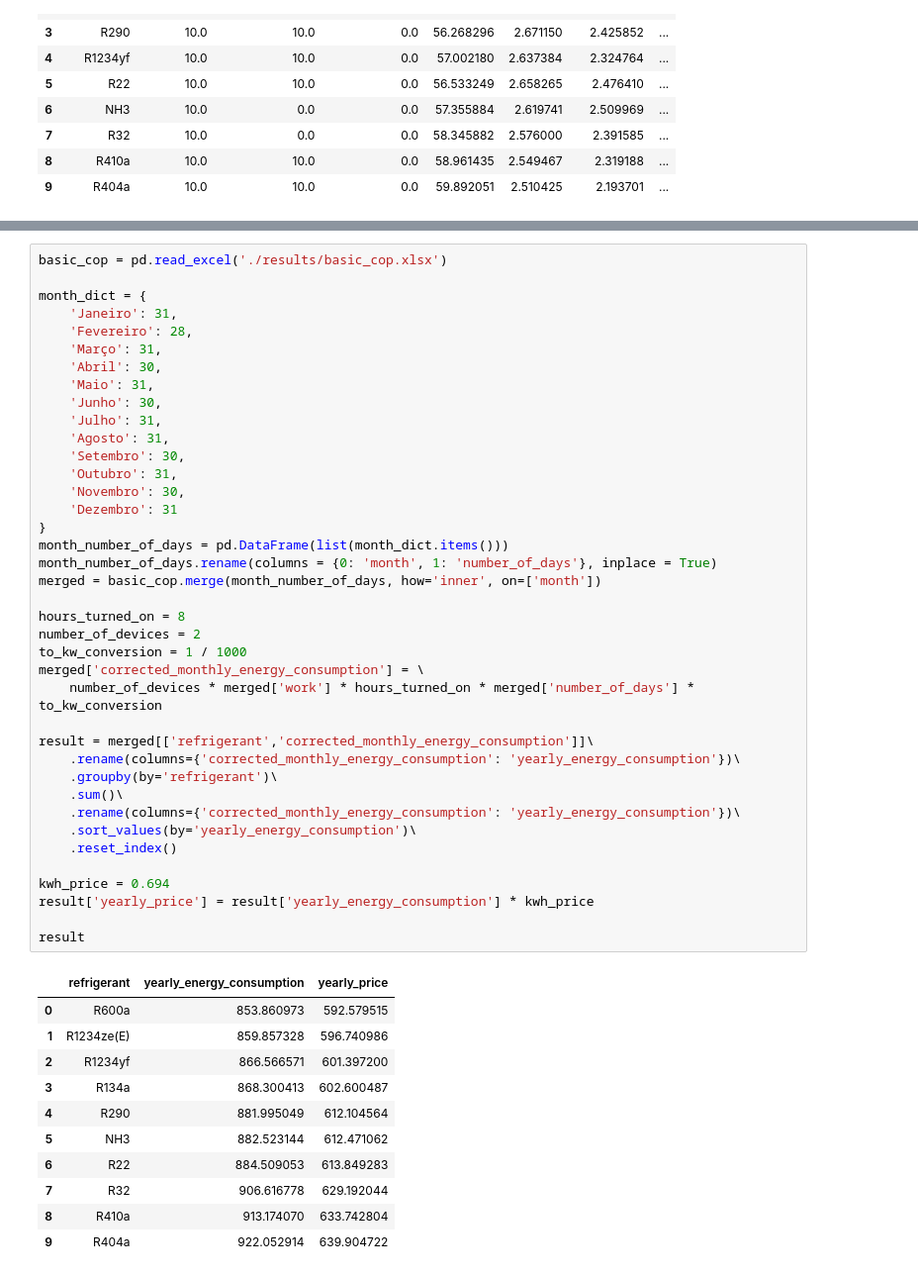
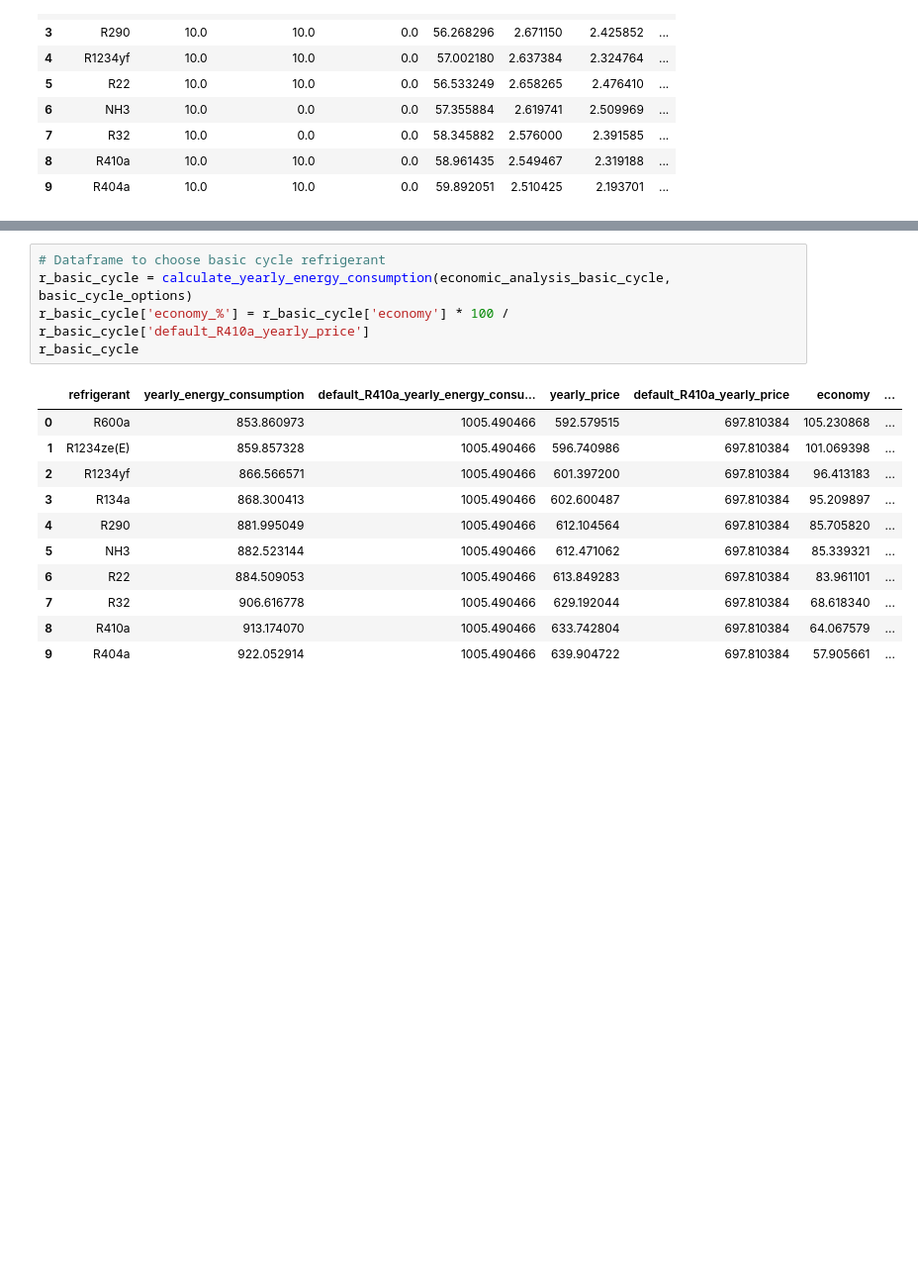
Before and after one commit to pflpedrosa/refrigeration-cycle-optimization, a Jupyter notebook: src/dataframes_transformation.ipynb, the cells around one changed output, grey strips where cells are left out. Shown at 99% size. Cells and saved outputs as stored; diff of their text form; blank space fills up the shorter version.

Commit message:
economic analysis of optimized cycles

```diff
--- a/src/dataframes_transformation.ipynb
+++ b/src/dataframes_transformation.ipynb
@@ -205,51 +332,17 @@ result_two_evaporators_exergy_efficiency
 # %%
-basic_cop = pd.read_excel('./results/basic_cop.xlsx')
-
-month_dict = {
-    'Janeiro': 31,
-    'Fevereiro': 28,
-    'Março': 31,
-    'Abril': 30,
-    'Maio': 31,
-    'Junho': 30,
-    'Julho': 31,
-    'Agosto': 31,
-    'Setembro': 30,
-    'Outubro': 31,
-    'Novembro': 30,
-    'Dezembro': 31
-}
-month_number_of_days = pd.DataFrame(list(month_dict.items()))
-month_number_of_days.rename(columns = {0: 'month', 1: 'number_of_days'}, inplace = True)
-merged = basic_cop.merge(month_number_of_days, how='inner', on=['month'])
-
-hours_turned_on = 8
-number_of_devices = 2
-to_kw_conversion = 1 / 1000
-merged['corrected_monthly_energy_consumption'] = \
-    number_of_devices * merged['work'] * hours_turned_on * merged['number_of_days'] * to_kw_conversion
-
-result = merged[['refrigerant','corrected_monthly_energy_consumption']]\
-    .rename(columns={'corrected_monthly_energy_consumption': 'yearly_energy_consumption'})\
-    .groupby(by='refrigerant')\
-    .sum()\
-    .rename(columns={'corrected_monthly_energy_consumption': 'yearly_energy_consumption'})\
-    .sort_values(by='yearly_energy_consumption')\
-    .reset_index()
-
-kwh_price = 0.694
-result['yearly_price'] = result['yearly_energy_consumption'] * kwh_price
-
-result
+# Dataframe to choose basic cycle refrigerant
+r_basic_cycle = calculate_yearly_energy_consumption(economic_analysis_basic_cycle, basic_cycle_options)
+r_basic_cycle['economy_%'] = r_basic_cycle['economy'] * 100 / r_basic_cycle['default_R410a_yearly_price']
+r_basic_cycle
 # %% [output]
-|  | refrigerant | yearly_energy_consumption | yearly_price |
-| 0 | R600a | 853.860973 | 592.579515 |
-| 1 | R1234ze(E) | 859.857328 | 596.740986 |
-| 2 | R1234yf | 866.566571 | 601.397200 |
-| 3 | R134a | 868.300413 | 602.600487 |
-| 4 | R290 | 881.995049 | 612.104564 |
-| 5 | NH3 | 882.523144 | 612.471062 |
-| 6 | R22 | 884.509053 | 613.849283 |
-| 7 | R32 | 906.616778 | 629.192044 |
-| 8 | R410a | 913.174070 | 633.742804 |
-| 9 | R404a | 922.052914 | 639.904722 |
+|  | refrigerant | yearly_energy_consumption | default_R410a_yearly_energy_consu... | yearly_price | default_R410a_yearly_price | economy | ... |
+| 0 | R600a | 853.860973 | 1005.490466 | 592.579515 | 697.810384 | 105.230868 | ... |
+| 1 | R1234ze(E) | 859.857328 | 1005.490466 | 596.740986 | 697.810384 | 101.069398 | ... |
+| 2 | R1234yf | 866.566571 | 1005.490466 | 601.397200 | 697.810384 | 96.413183 | ... |
+| 3 | R134a | 868.300413 | 1005.490466 | 602.600487 | 697.810384 | 95.209897 | ... |
+| 4 | R290 | 881.995049 | 1005.490466 | 612.104564 | 697.810384 | 85.705820 | ... |
+| 5 | NH3 | 882.523144 | 1005.490466 | 612.471062 | 697.810384 | 85.339321 | ... |
+| 6 | R22 | 884.509053 | 1005.490466 | 613.849283 | 697.810384 | 83.961101 | ... |
+| 7 | R32 | 906.616778 | 1005.490466 | 629.192044 | 697.810384 | 68.618340 | ... |
+| 8 | R410a | 913.174070 | 1005.490466 | 633.742804 | 697.810384 | 64.067579 | ... |
+| 9 | R404a | 922.052914 | 1005.490466 | 639.904722 | 697.810384 | 57.905661 | ... |
```
Also changed, not shown: parts of 7 cells of this notebook.
